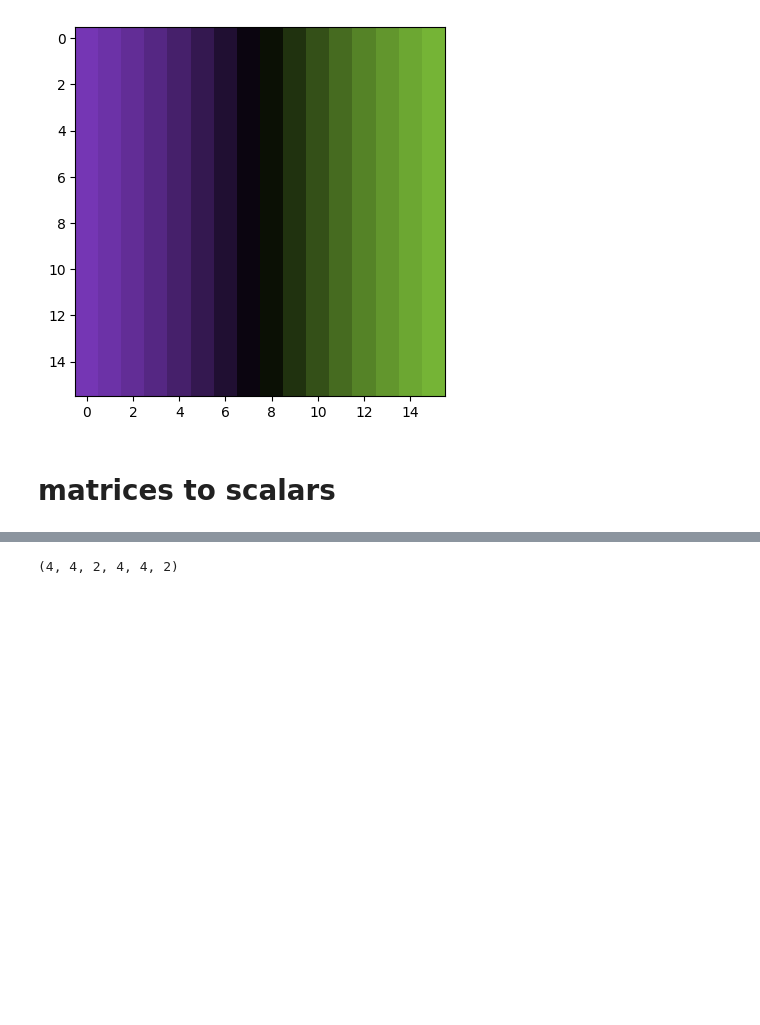
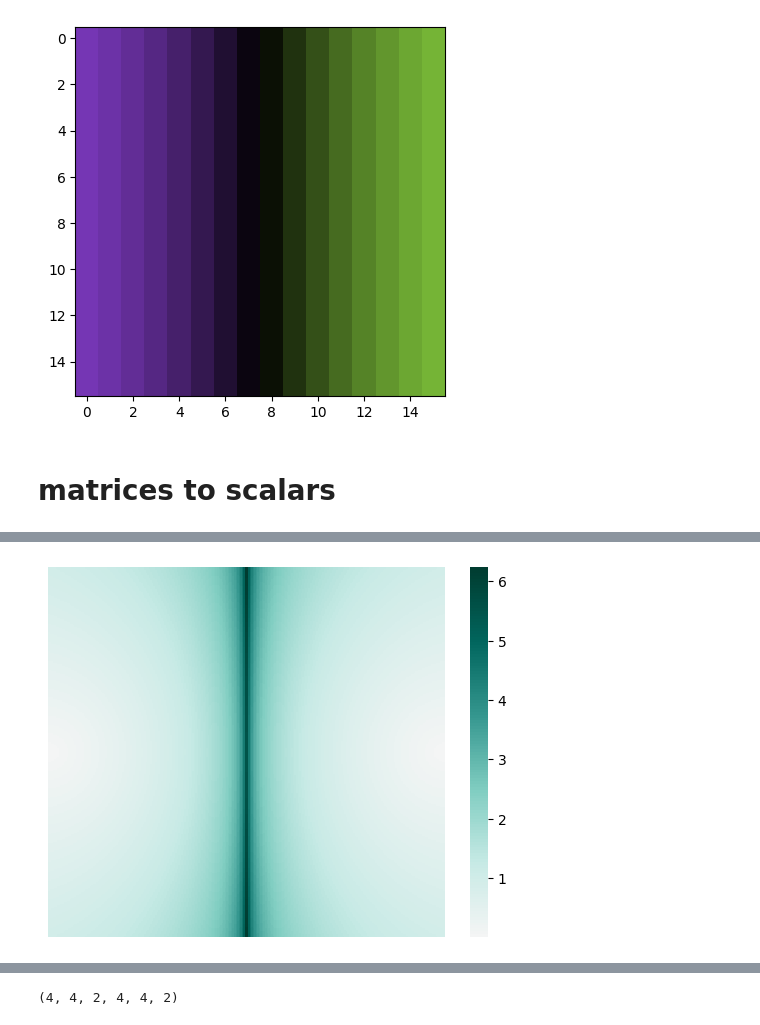
Before and after one commit to martin12333/marti-onedrive, a Jupyter notebook: AI/mm--linear-algebra-for-neural-networks/mm--parameter-maps.ipynb, the cells around one changed output, grey strips where cells are left out. Saved outputs shown, nothing was run; the diff lists cells and outputs as text; code cells hidden in the pictures; blank space fills up the shorter version.

```diff
--- a/AI/mm--linear-algebra-for-neural-networks/mm--parameter-maps.ipynb
+++ b/AI/mm--linear-algebra-for-neural-networks/mm--parameter-maps.ipynb
@@ -330,0 +331,4 @@ plot_scalars(            np.linalg.norm(z,axis=(2,3))   )
+# %%
+plot_scalars( np.log( np.linalg.cond(z)))
+# %% [output]
+[figure, added]
```
Also changed, not shown: parts of 14 cells of this notebook, 1 other file.
